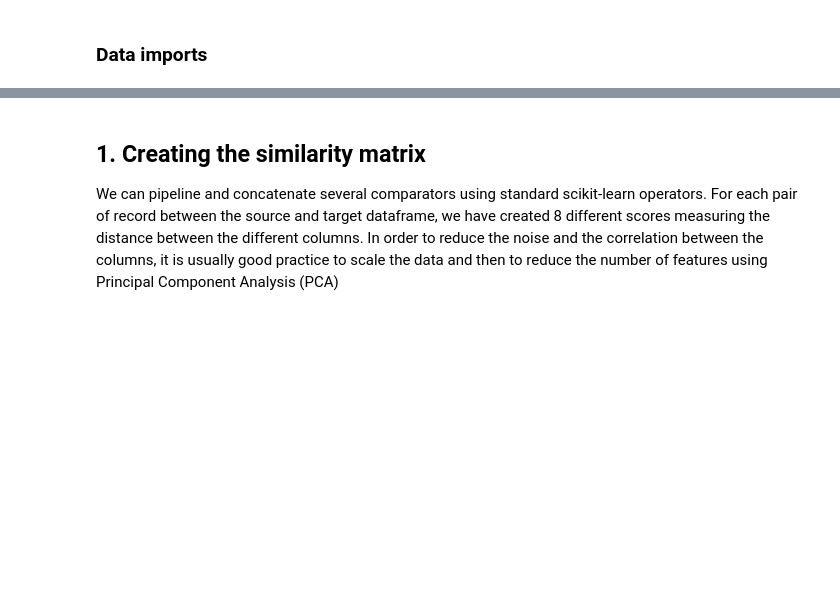
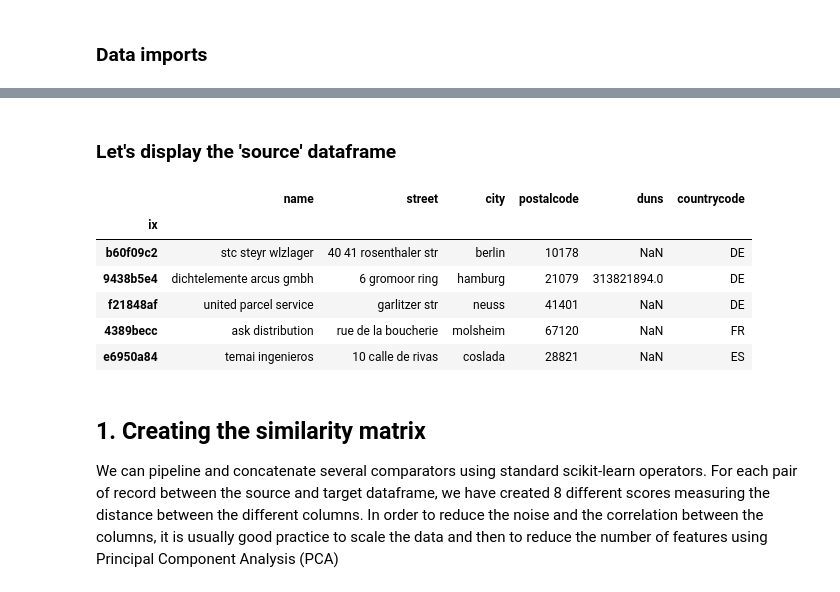
Before and after one commit to ogierpaul/suricate, a Jupyter notebook: tutorial/2-What is a match - labelling the data.ipynb, the cells around one changed output, grey strips where cells are left out. Saved outputs shown, nothing was run; the diff lists cells and outputs as text; code cells hidden in the pictures; blank space fills up the shorter version.

```diff
--- a/tutorial/2-What is a match - labelling the data.ipynb
+++ b/tutorial/2-What is a match - labelling the data.ipynb
@@ -23,3 +23,5 @@ We will continue with our dataset of companies. We will be comparing the two dat
 import pandas as pd
 from suricate.data.companies import getXst
 Xst = getXst(nrows=200)
+source = Xst[0]
+target = Xst[1]
@@ -37,3 +28,15 @@ Xst[0].sample(5)
+# %% [markdown]
+### Let's display the 'source' dataframe
+# %%
+source.sample(5)
+# %% [output]
+|  | name | street | city | postalcode | duns | countrycode |
+| ix |  |  |  |  |  |  |
+| b60f09c2 | stc steyr wlzlager | 40 41 rosenthaler str | berlin | 10178 | NaN | DE |
+| 9438b5e4 | dichtelemente arcus gmbh | 6 gromoor ring | hamburg | 21079 | 313821894.0 | DE |
+| f21848af | united parcel service | garlitzer str | neuss | 41401 | NaN | DE |
+| 4389becc | ask distribution | rue de la boucherie | molsheim | 67120 | NaN | FR |
+| e6950a84 | temai ingenieros | 10 calle de rivas | coslada | 28821 | NaN | ES |
 # %% [markdown]
 ## 1. Creating the similarity matrix
 We can pipeline and concatenate several comparators using standard scikit-learn operators.
```
Also changed, not shown: parts of 5 cells of this notebook, 2 other files.
